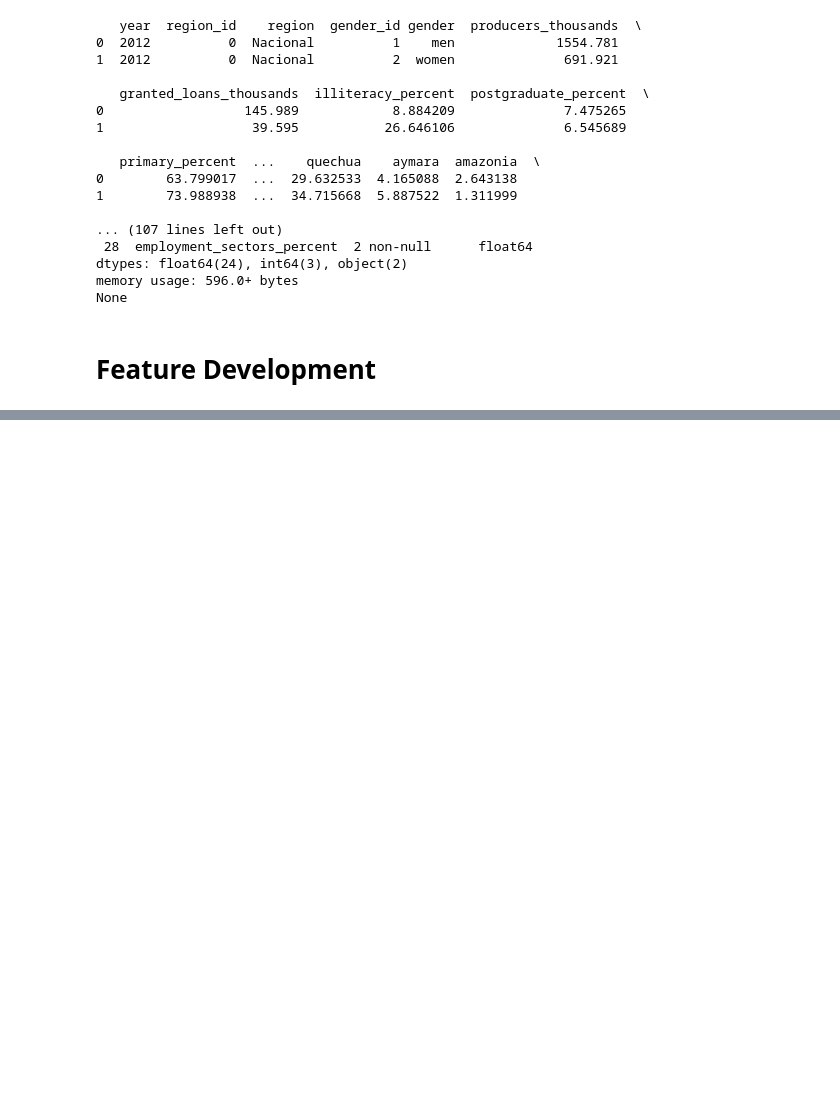
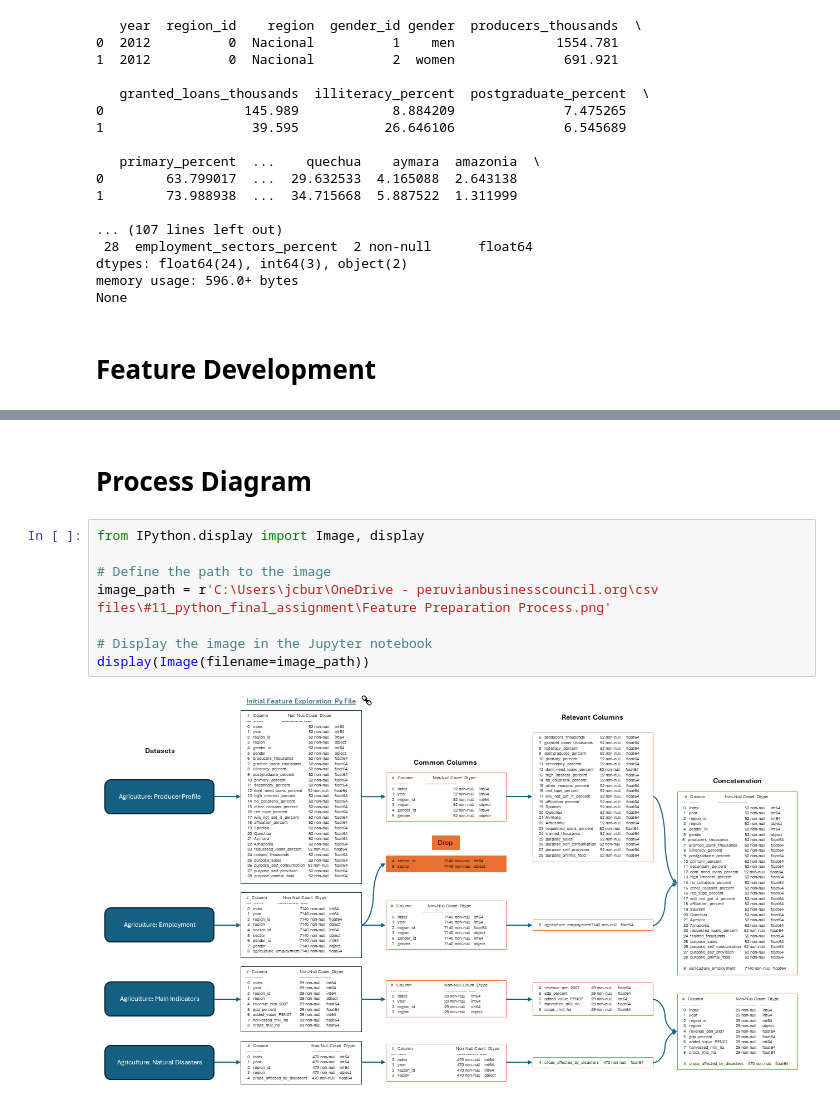
Before and after one commit to jcburga/python_final_research, a Jupyter notebook: feature_preparation_producer_profile_gender_region.ipynb, the cells around one changed output, grey strips where cells are left out. Saved outputs shown, nothing was run; the diff lists cells and outputs as text; blank space fills up the shorter version.

```diff
--- a/feature_preparation_producer_profile_gender_region.ipynb
+++ b/feature_preparation_producer_profile_gender_region.ipynb
@@ -244,0 +287,12 @@ kjghkj
+# %% [markdown]
+# Process Diagram
+# %%
+from IPython.display import Image, display
+
+# Define the path to the image
+image_path = r'C:\Users\jcbur\OneDrive - peruvianbusinesscouncil.org\csv files\#11_python_final_assignment\Feature Preparation Process.png'
+
+# Display the image in the Jupyter notebook
+display(Image(filename=image_path))
+# %% [output]
+[figure, added]
```
Also changed, not shown: parts of 9 cells of this notebook.
